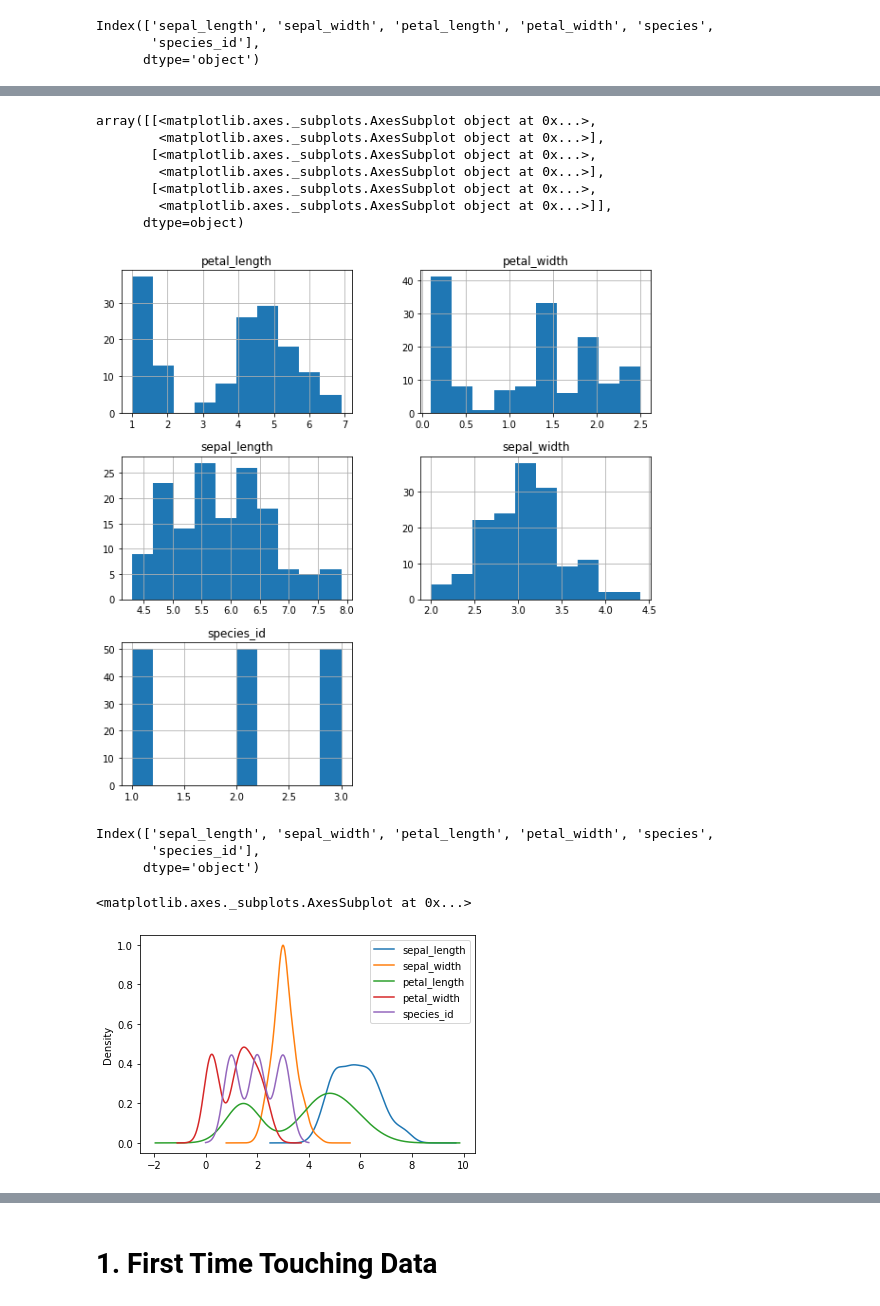
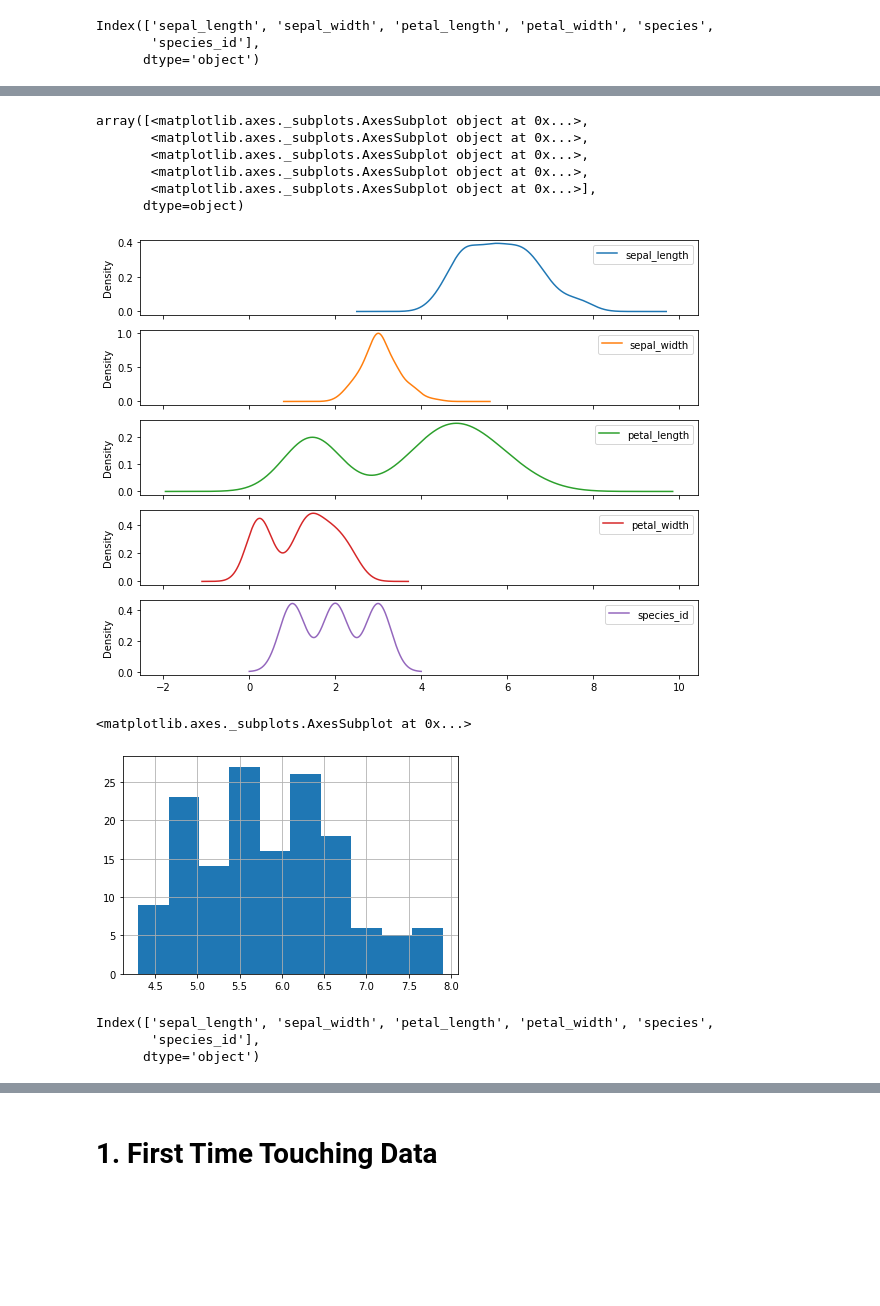
Before and after one commit to yekabe/DataModelingStepsML, a Jupyter notebook: Feature Selection for Machine Learning.ipynb, the cells around one changed output, grey strips where cells are left out. Drawn from its saved outputs; the diff is of its cells as text; code cells hidden in the pictures; blank space fills up the shorter version.

```diff
--- a/Feature Selection for Machine Learning.ipynb
+++ b/Feature Selection for Machine Learning.ipynb
@@ -228,14 +275,19 @@ array([[<matplotlib.axes._subplots.AxesSubplot object at 0x...>,
+# %%
+df.plot(kind='density', subplots=True, figsize=(10, 8))
+# %% [output]
+array([<matplotlib.axes._subplots.AxesSubplot object at 0x...>,
+       <matplotlib.axes._subplots.AxesSubplot object at 0x...>,
+       <matplotlib.axes._subplots.AxesSubplot object at 0x...>,
+       <matplotlib.axes._subplots.AxesSubplot object at 0x...>,
+       <matplotlib.axes._subplots.AxesSubplot object at 0x...>],
+      dtype=object)
+[figure, added]
 # %%
-df.hist(figsize=(10, 10))
+#df.hist(figsize=(10, 10))
+df.sepal_length.hist()
 # %% [output]
-array([[<matplotlib.axes._subplots.AxesSubplot object at 0x...>,
-        <matplotlib.axes._subplots.AxesSubplot object at 0x...>],
-       [<matplotlib.axes._subplots.AxesSubplot object at 0x...>,
-        <matplotlib.axes._subplots.AxesSubplot object at 0x...>],
-       [<matplotlib.axes._subplots.AxesSubplot object at 0x...>,
-        <matplotlib.axes._subplots.AxesSubplot object at 0x...>]],
-      dtype=object)
+<matplotlib.axes._subplots.AxesSubplot at 0x...>
-[figure, old version]
+[figure, new version]
 # %%
 df.columns
 # %% [output]
@@ -243,7 +295,4 @@ Index(['sepal_length', 'sepal_width', 'petal_length', 'petal_width', 'species',
        'species_id'],
       dtype='object')
 # %%
-df.plot(kind='kde') # kind can be following 'line', 'bar', 'barh', 'hist', 'box', 'kde', 'density', 'area', 'pie', 'scatter', 'hexbin'
+#df.plot(kind='kde') # kind can be following 'line', 'bar', 'barh', 'hist', 'box', 'kde', 'density', 'area', 'pie', 'scatter', 'hexbin'
-# %% [output]
-<matplotlib.axes._subplots.AxesSubplot at 0x...>
-[figure, removed]
```
Also changed, not shown: parts of 13 cells of this notebook.
